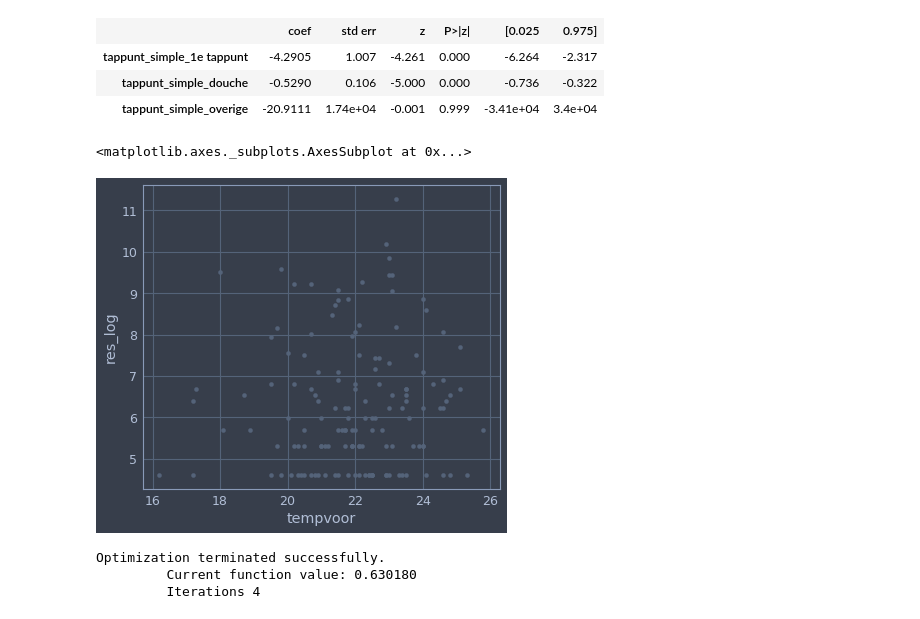
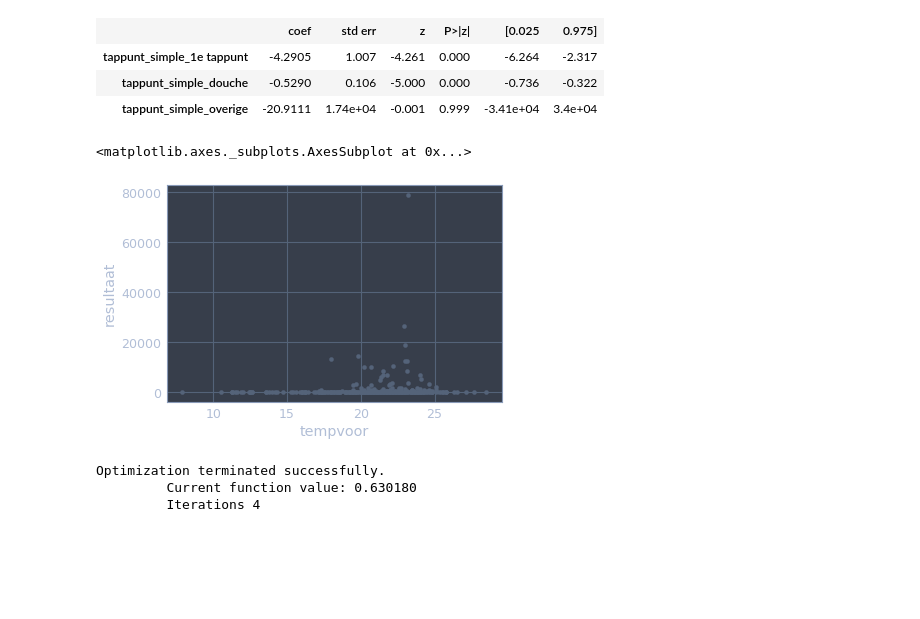
Before and after one commit to esquire900/team-water, a Jupyter notebook: heeft-het-nut/algemeen.ipynb, the cells around one changed output. Saved outputs shown, nothing was run; the diff lists cells and outputs as text; code cells hidden in the pictures; blank space fills up the shorter version.

```diff
--- a/heeft-het-nut/algemeen.ipynb
+++ b/heeft-het-nut/algemeen.ipynb
@@ -2,6 +2,8 @@
 import pandas as pd
 import numpy as np
 from jupyterthemes import jtplot
+import matplotlib.pyplot as plt
+plt.style.use('bmh')
 
 jtplot.style()
 
@@ -220,10 +243,10 @@ Logit Regression Results
 | tappunt_simple_douche | -0.5290 | 0.106 | -5.000 | 0.000 | -0.736 | -0.322 |
 | tappunt_simple_overige | -20.9111 | 1.74e+04 | -0.001 | 0.999 | -3.41e+04 | 3.4e+04 |
 # %%
-df_tmp.plot.scatter('tempvoor', 'res_log')
+df_tmp.plot.scatter('tempvoor', 'resultaat')
 # %% [output]
 <matplotlib.axes._subplots.AxesSubplot at 0x...>
-[figure, old version]
+[figure, new version]
 # %%
 model = sm.Logit(df_tmp.resultaat > 0,
                  pd.get_dummies(df_tmp[['tempvoor']], prefix='tappunt_simple'))
```
Also changed, not shown: parts of 2 cells of this notebook, 6 other files.
